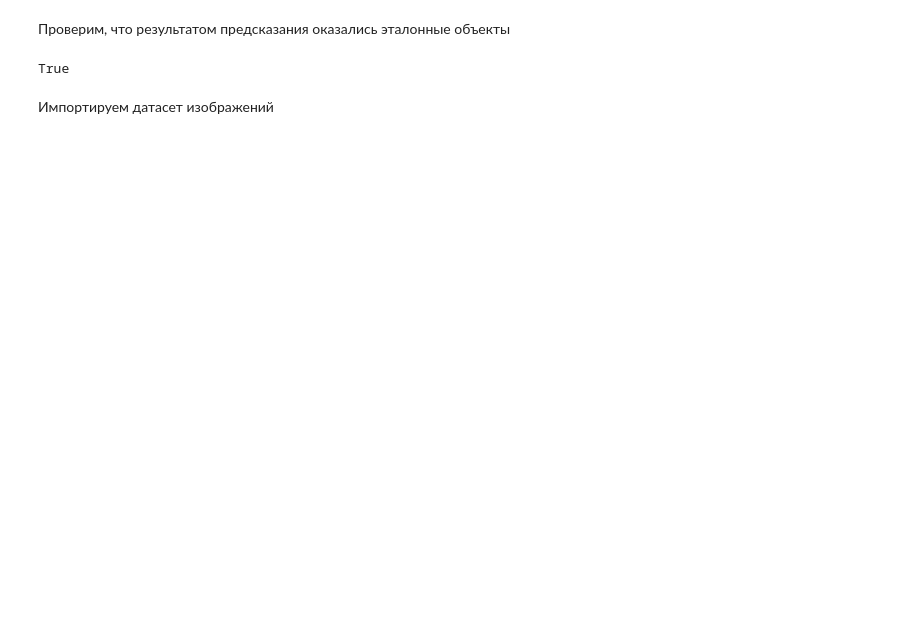
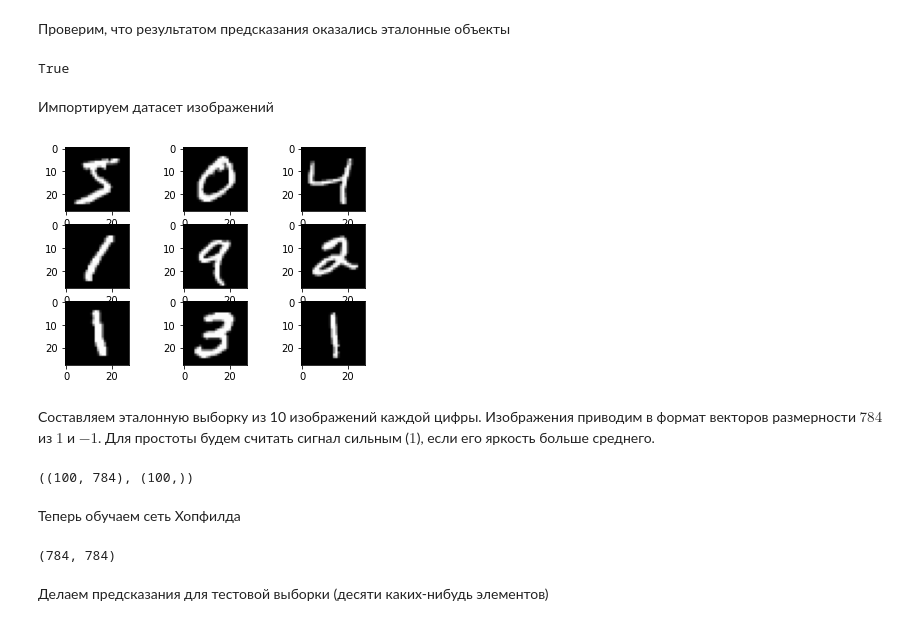
Before and after one commit to tsyploff/modern-problems-of-applied-math-and-computer-science, a Jupyter notebook: hopfield_network/Hopfield network.ipynb, the cells around one changed output. Saved outputs shown, nothing was run; the diff lists cells and outputs as text; code cells hidden in the pictures; blank space fills up the shorter version.

```diff
--- a/hopfield_network/Hopfield network.ipynb
+++ b/hopfield_network/Hopfield network.ipynb
@@ -72,3 +80,14 @@ all(instance in sample for instance in pred)
 True
 # %% [markdown]
 Импортируем датасет изображений
+# %%
+(X_train, y_train), (X_test, y_test) = mnist.load_data()
+# %%
+for i in range(9):
+    plt.subplot(330 + 1 + i)
+    plt.imshow(X_train[i], cmap=plt.get_cmap('gray'))
+plt.show()
+# %% [output]
+[figure, added]
+# %% [markdown]
+Составляем эталонную выборку из 10 изображений каждой цифры. Изображения приводим в формат векторов размерности $784$ из $1$ и $-1$. Для простоты будем считать сигнал сильным ($1$), если его яркость больше среднего.
@@ -74,0 +97,14 @@ True
+# %%
+sample = []
+n_instances = 10
+
+for number in range(10):
+    sample += list(full_sample[y_train == number][:n_instances])
+
+sample = np.array(sample, dtype=np.int32)
+labels = np.array([np.ones(n_instances) * i for i in range(10)]).reshape(100)
+sample.shape, labels.shape
+# %% [output]
+((100, 784), (100,))
+# %% [markdown]
+Теперь обучаем сеть Хопфилда
@@ -74,0 +113,6 @@ True
+# %%
+hn.weights.shape
+# %% [output]
+(784, 784)
+# %% [markdown]
+Делаем предсказания для тестовой выборки (десяти каких-нибудь элементов)
```
Also changed, not shown: parts of 10 cells of this notebook.
